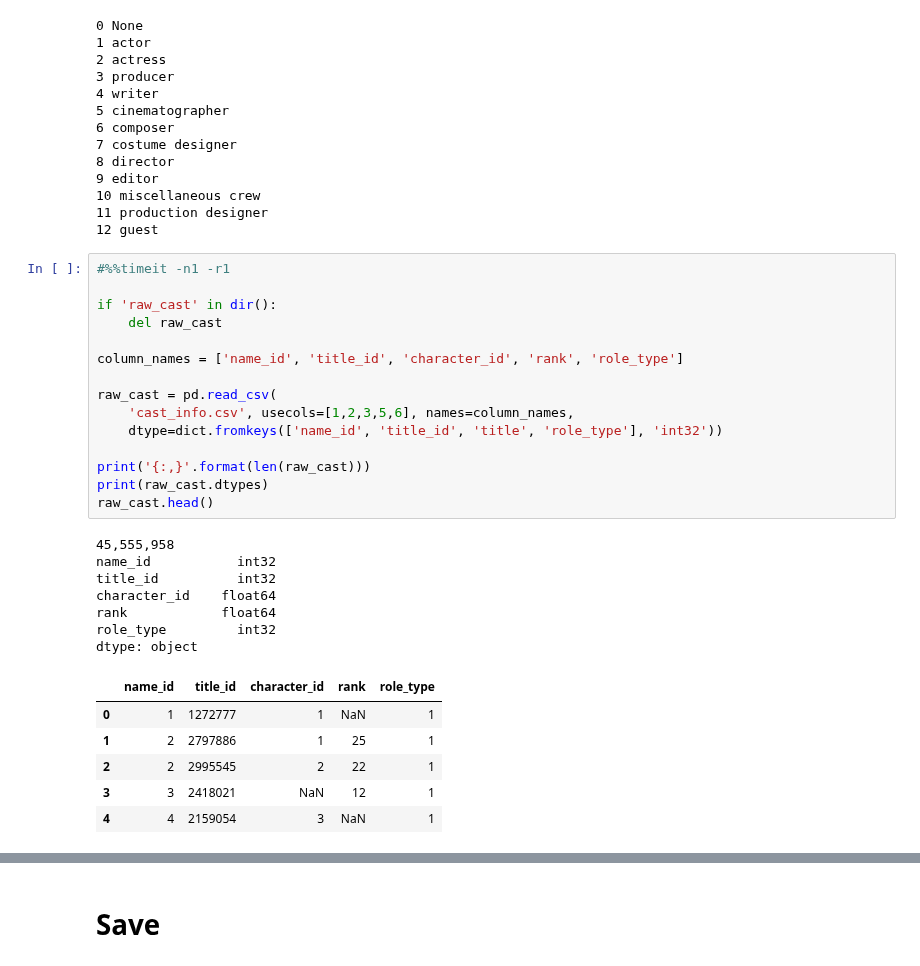
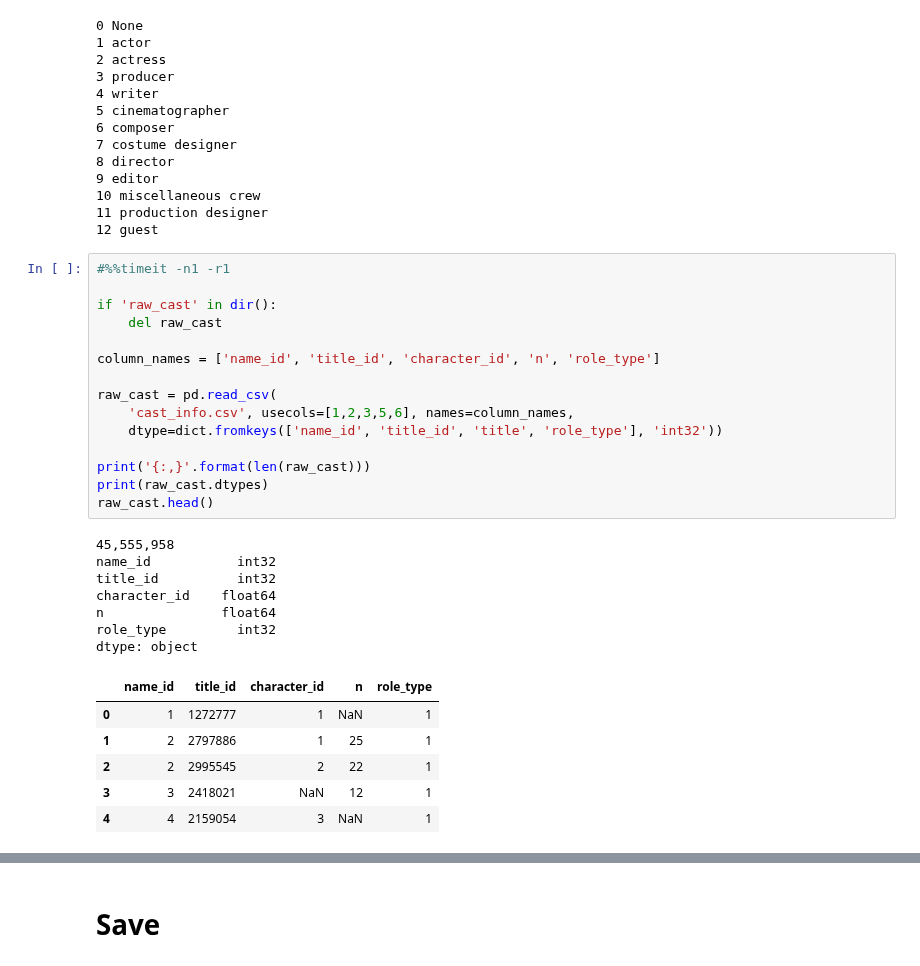
Before and after one commit to brandon-rhodes/pycon-pandas-tutorial, a Jupyter notebook: build/Reduce.ipynb, the cells around one changed output, grey strips where cells are left out. Drawn from its saved outputs; the diff is of its cells as text.

Commit message:
Rename "rank" to "n" to avoid Pandas name conflict

```diff
--- a/build/Reduce.ipynb
+++ b/build/Reduce.ipynb
@@ -130,27 +132,27 @@ for i, role_type_name in enumerate((
 # %%
 #%%timeit -n1 -r1
 
 if 'raw_cast' in dir():
     del raw_cast
 
-column_names = ['name_id', 'title_id', 'character_id', 'rank', 'role_type']
+column_names = ['name_id', 'title_id', 'character_id', 'n', 'role_type']
 
 raw_cast = pd.read_csv(
     'cast_info.csv', usecols=[1,2,3,5,6], names=column_names,
     dtype=dict.fromkeys(['name_id', 'title_id', 'title', 'role_type'], 'int32'))
 
 print('{:,}'.format(len(raw_cast)))
 print(raw_cast.dtypes)
 raw_cast.head()
 # %% [output]
 45,555,958
 name_id           int32
 title_id          int32
 character_id    float64
-rank            float64
+n               float64
 role_type         int32
 dtype: object
-|  | name_id | title_id | character_id | rank | role_type |
+|  | name_id | title_id | character_id | n | role_type |
 | 0 | 1 | 1272777 | 1 | NaN | 1 |
 | 1 | 2 | 2797886 | 1 | 25 | 1 |
 | 2 | 2 | 2995545 | 2 | 22 | 1 |
```
Also changed, not shown: parts of 9 cells of this notebook.
